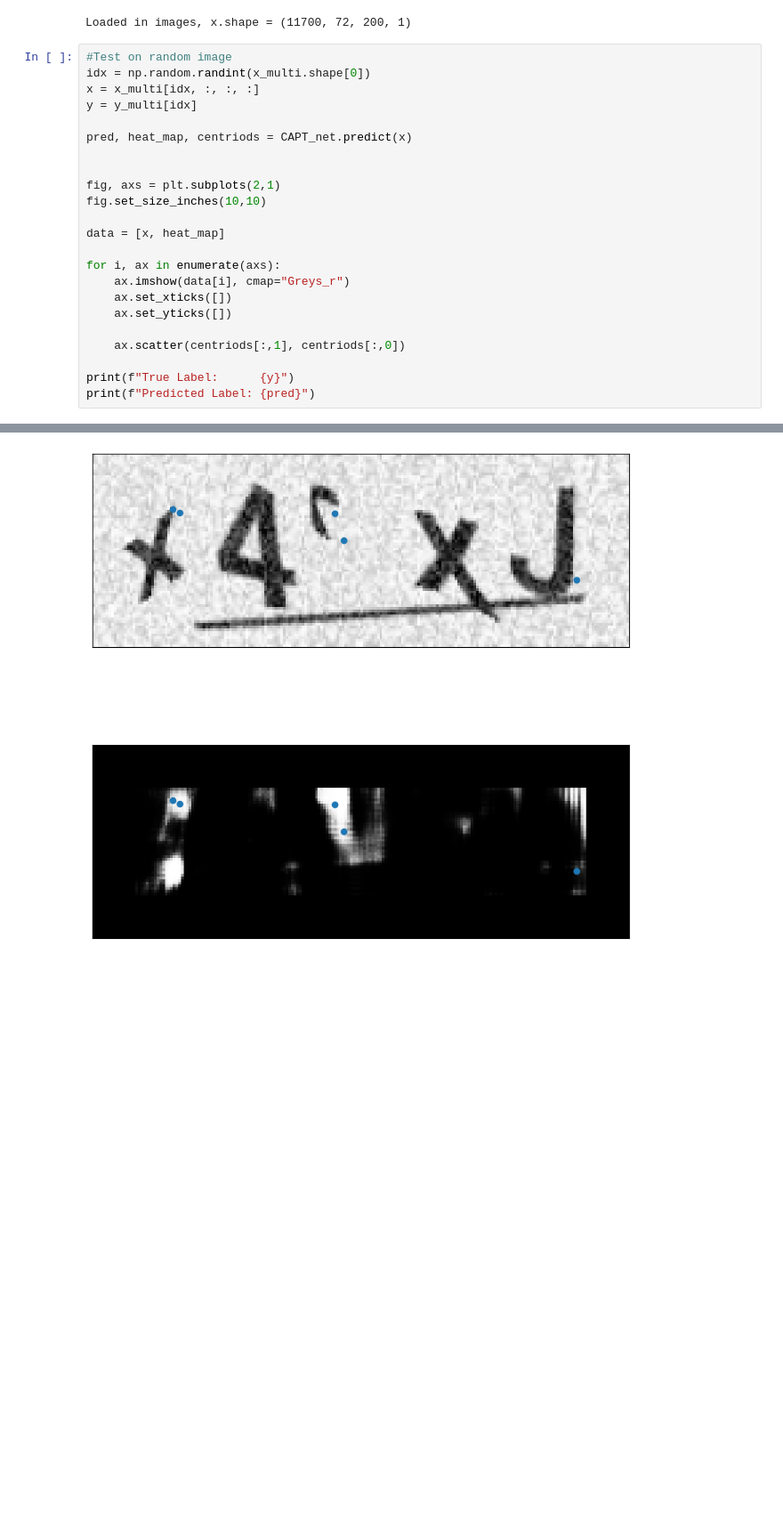
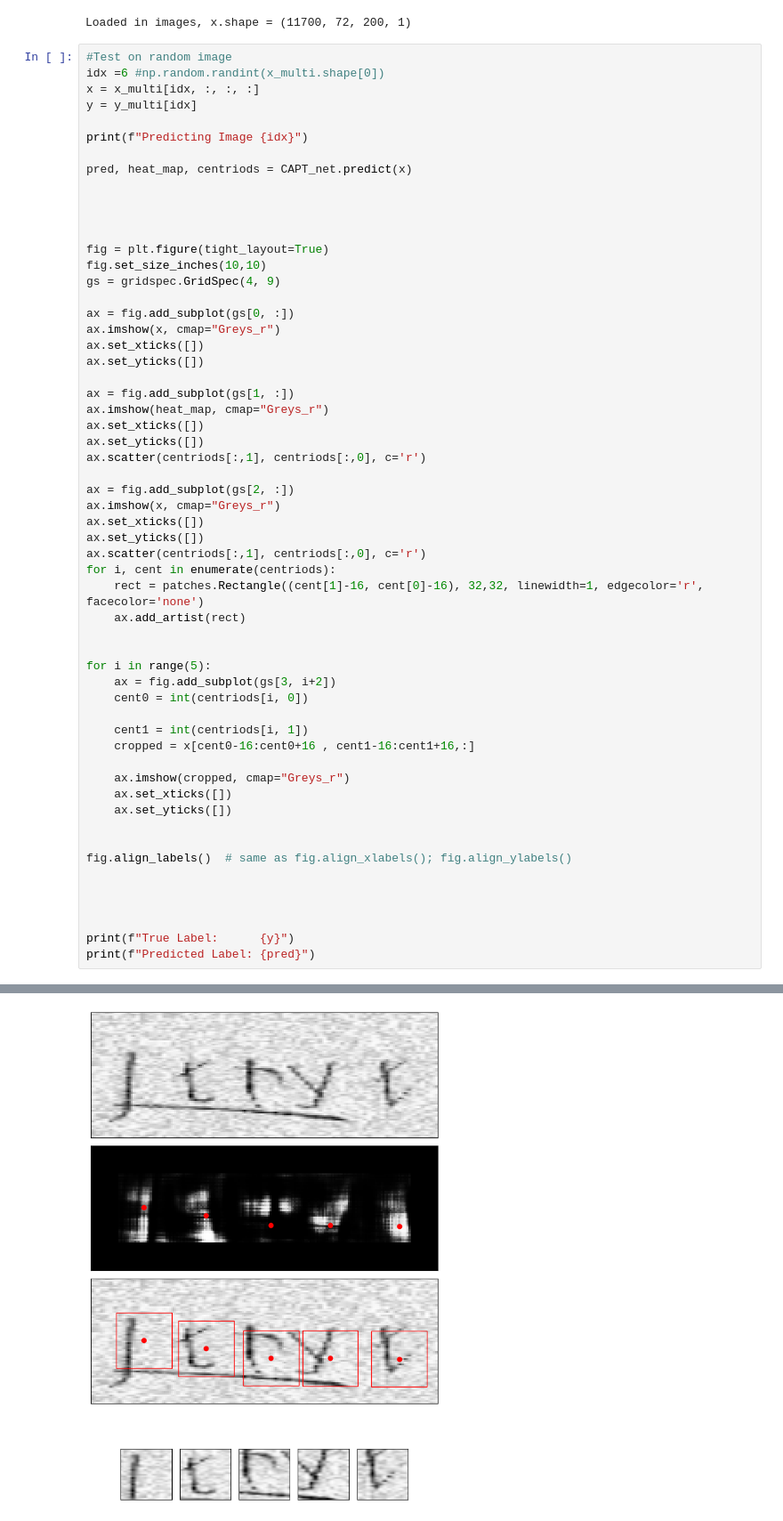
Before and after one commit to Oreo-Monster/CAPTCHA-breaker, a Jupyter notebook: CAPT_net.ipynb, the cells around one changed output, grey strips where cells are left out. Shown: that part at 89% size. Saved outputs shown, nothing was run; the diff lists cells and outputs as text; blank space fills up the shorter version.

```diff
--- a/CAPT_net.ipynb
+++ b/CAPT_net.ipynb
@@ -196,24 +194,58 @@ print(f"Loaded in images, x.shape = {x_multi.shape}")
 Loaded in images, x.shape = (11700, 72, 200, 1)
 # %%
 #Test on random image
-idx = np.random.randint(x_multi.shape[0])
+idx =6 #np.random.randint(x_multi.shape[0])
 x = x_multi[idx, :, :, :]
 y = y_multi[idx]
+
+print(f"Predicting Image {idx}")
 
 pred, heat_map, centriods = CAPT_net.predict(x)
 
 
-fig, axs = plt.subplots(2,1)
+
+
+fig = plt.figure(tight_layout=True)
 fig.set_size_inches(10,10)
+gs = gridspec.GridSpec(4, 9)
 
-data = [x, heat_map]
+ax = fig.add_subplot(gs[0, :])
+ax.imshow(x, cmap="Greys_r")
+ax.set_xticks([])
+ax.set_yticks([])
 
-for i, ax in enumerate(axs):
-    ax.imshow(data[i], cmap="Greys_r")
+ax = fig.add_subplot(gs[1, :])
+ax.imshow(heat_map, cmap="Greys_r")
+ax.set_xticks([])
+ax.set_yticks([])
+ax.scatter(centriods[:,1], centriods[:,0], c='r')
+
+ax = fig.add_subplot(gs[2, :])
+ax.imshow(x, cmap="Greys_r")
+ax.set_xticks([])
+ax.set_yticks([])
+ax.scatter(centriods[:,1], centriods[:,0], c='r')
+for i, cent in enumerate(centriods):
+    rect = patches.Rectangle((cent[1]-16, cent[0]-16), 32,32, linewidth=1, edgecolor='r', facecolor='none')
+    ax.add_artist(rect)
+
+
+for i in range(5):
+    ax = fig.add_subplot(gs[3, i+2])
+    cent0 = int(centriods[i, 0])
+
+    cent1 = int(centriods[i, 1])
+    cropped = x[cent0-16:cent0+16 , cent1-16:cent1+16,:]
+
+    ax.imshow(cropped, cmap="Greys_r")
     ax.set_xticks([])
     ax.set_yticks([])
 
-    ax.scatter(centriods[:,1], centriods[:,0])
+
+fig.align_labels()  # same as fig.align_xlabels(); fig.align_ylabels()
+
+
+
 
 print(f"True Label:      {y}")
 print(f"Predicted Label: {pred}")
@@ -236 +256 @@ Predicted Label: irfJi
-[figure, old version]
+[figure, new version]
```
Also changed, not shown: parts of 12 cells of this notebook, 7 other files.
